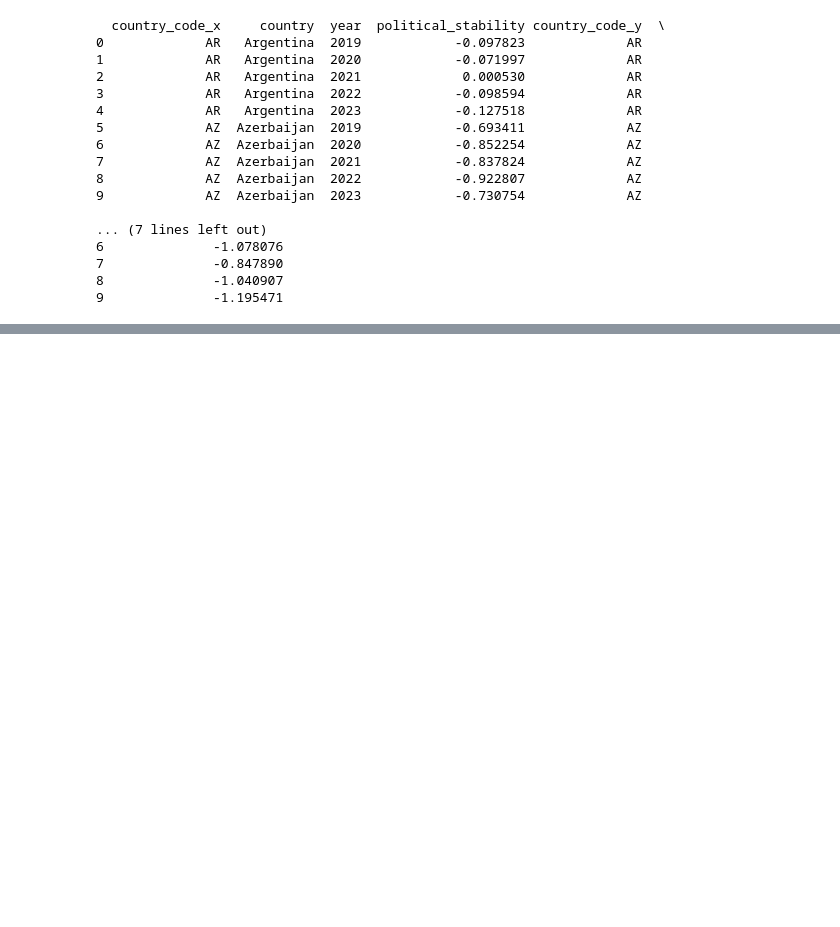
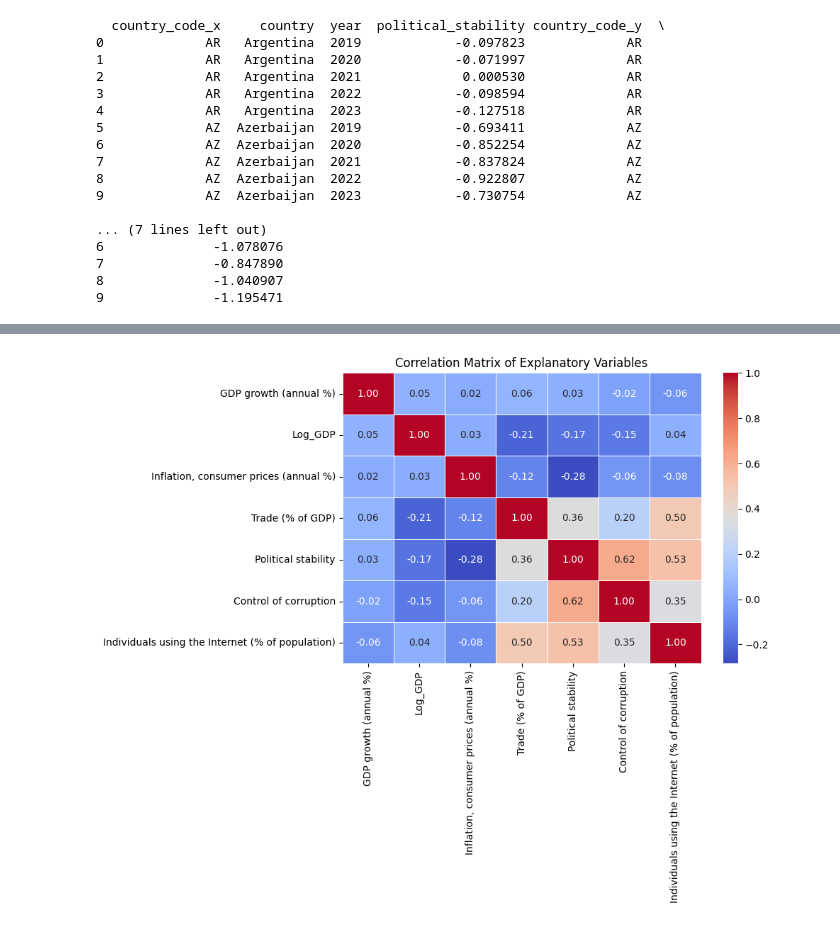
Before and after one commit to MoneyMS/Master-Thesis, a Jupyter notebook: Master Thesis Code.ipynb, the cells around one changed output, grey strips where cells are left out. Drawn from its saved outputs; the diff is of its cells as text; code cells hidden in the pictures; blank space fills up the shorter version.

```diff
--- a/Master Thesis Code.ipynb
+++ b/Master Thesis Code.ipynb
@@ -156,0 +154,26 @@ FileNotFoundError: [Errno 2] No such file or directory: 'Final_Data_Formatted_Pa
+# %%
+# Select relevant variables
+corr_vars = [
+    'GDP growth (annual %)',
+    'Log_GDP',
+    'Inflation, consumer prices (annual %)',
+    'Trade (% of GDP)',
+    'Political stability',
+    'Control of corruption',
+    'Individuals using the Internet (% of population)'
+]
+
+# Drop missing values
+corr_data = data[corr_vars].dropna()
+
+# Compute correlation matrix
+corr_matrix = corr_data.corr()
+
+# Plot heatmap
+plt.figure(figsize=(10, 8))
+sns.heatmap(corr_matrix, annot=True, cmap='coolwarm', fmt=".2f", linewidths=0.5)
+plt.title("Correlation Matrix of Explanatory Variables")
+plt.tight_layout()
+plt.show()
+# %% [output]
+[figure, added]
```
Also changed, not shown: parts of 8 cells of this notebook.
